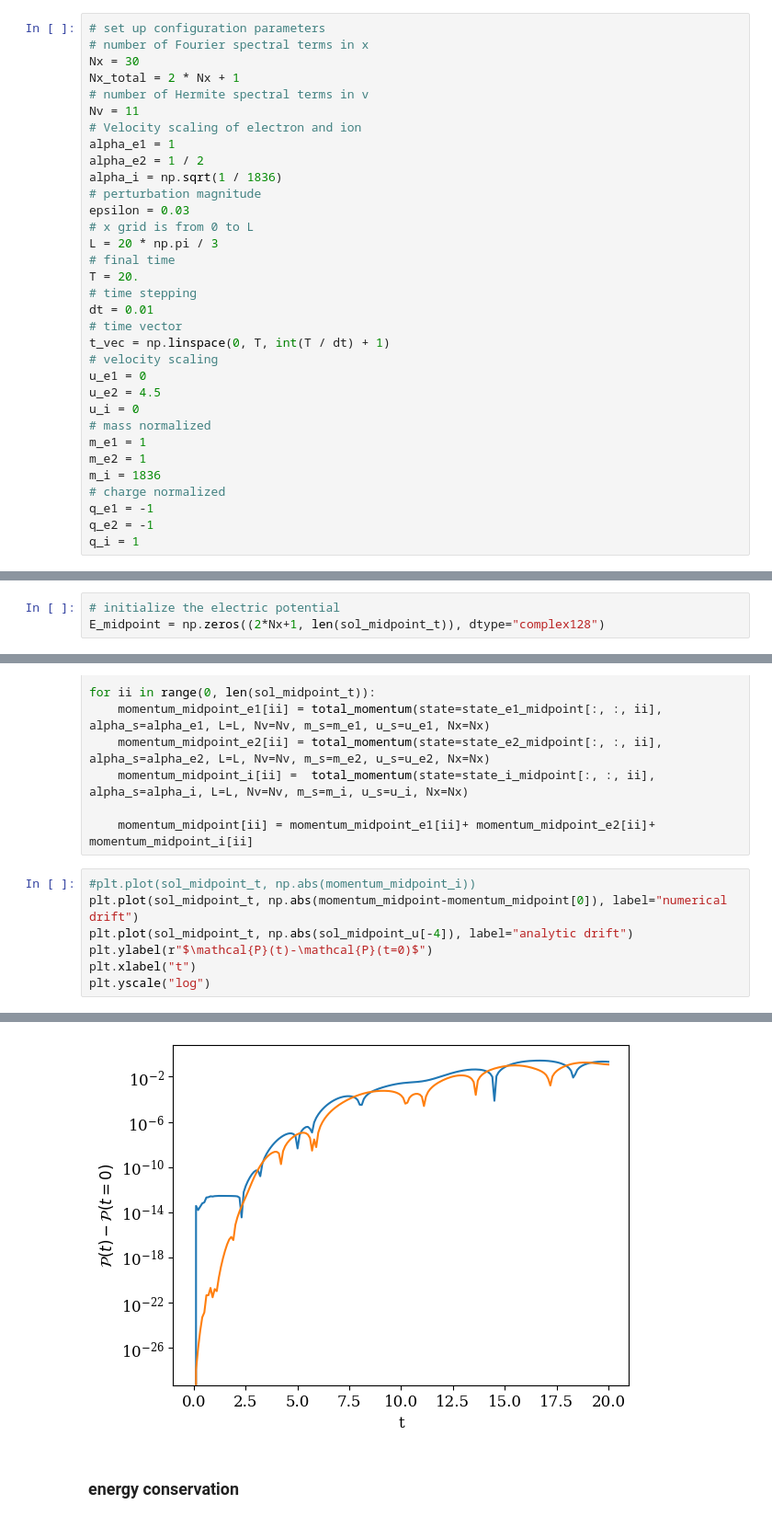
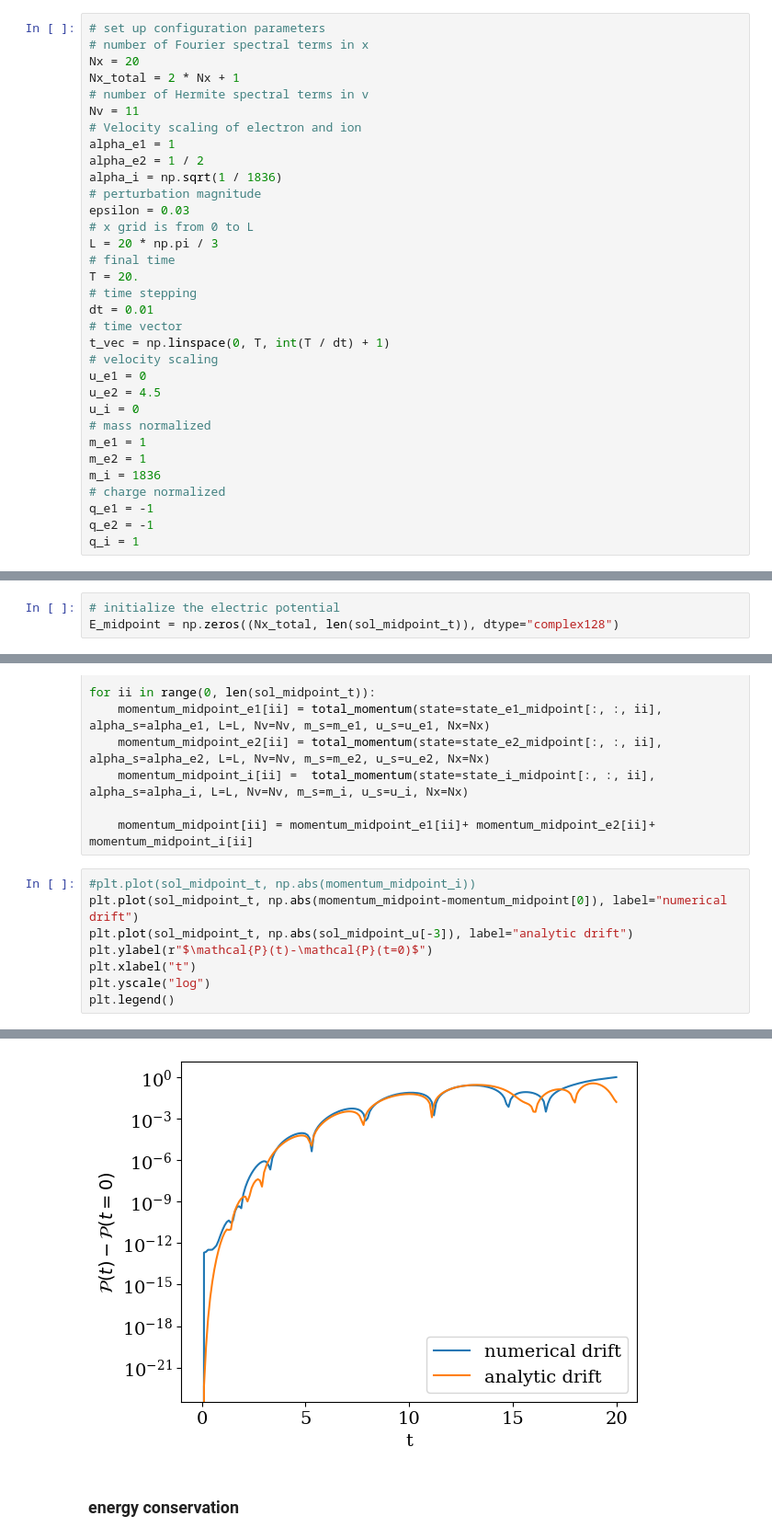
Before and after one commit to opaliss/SW-Conservative-Closure, a Jupyter notebook: SW/bump on tail SW.ipynb, the cells around one changed output, grey strips where cells are left out. Shown at 92% size. Drawn from its saved outputs; the diff is of its cells as text.

```diff
--- a/SW/bump on tail SW.ipynb
+++ b/SW/bump on tail SW.ipynb
@@ -22,7 +22,7 @@ matplotlib.rc('ytick', labelsize=12)
 # %%
 # set up configuration parameters
 # number of Fourier spectral terms in x
-Nx = 30
+Nx = 20
 Nx_total = 2 * Nx + 1
 # number of Hermite spectral terms in v
 Nv = 11
@@ -68,7 +70,7 @@ print(np.shape(sol_midpoint_t))
 (201,)
 # %%
 # initialize the electric potential
-E_midpoint = np.zeros((2*Nx+1, len(sol_midpoint_t)), dtype="complex128")
+E_midpoint = np.zeros((Nx_total, len(sol_midpoint_t)), dtype="complex128")
 # %%
 # initialize the states for implicit midpoint (symplectic)
 state_e1_midpoint = np.zeros((Nv, Nx_total, len(sol_midpoint_t)), dtype="complex128")
@@ -218,8 +222,9 @@ for ii in range(0, len(sol_midpoint_t)):
 # %%
 #plt.plot(sol_midpoint_t, np.abs(momentum_midpoint_i))
 plt.plot(sol_midpoint_t, np.abs(momentum_midpoint-momentum_midpoint[0]), label="numerical drift")
-plt.plot(sol_midpoint_t, np.abs(sol_midpoint_u[-4]), label="analytic drift")
+plt.plot(sol_midpoint_t, np.abs(sol_midpoint_u[-3]), label="analytic drift")
 plt.ylabel(r"$\mathcal{P}(t)-\mathcal{P}(t=0)$")
 plt.xlabel("t")
 plt.yscale("log")
+plt.legend()
 # %% [output]
@@ -226,4 +232,4 @@ plt.yscale("log")
-[figure, old version]
+[figure, new version]
 # %% [markdown]
 ### energy conservation
 # %%
```
Also changed, not shown: parts of 11 cells of this notebook, 1 other file.
